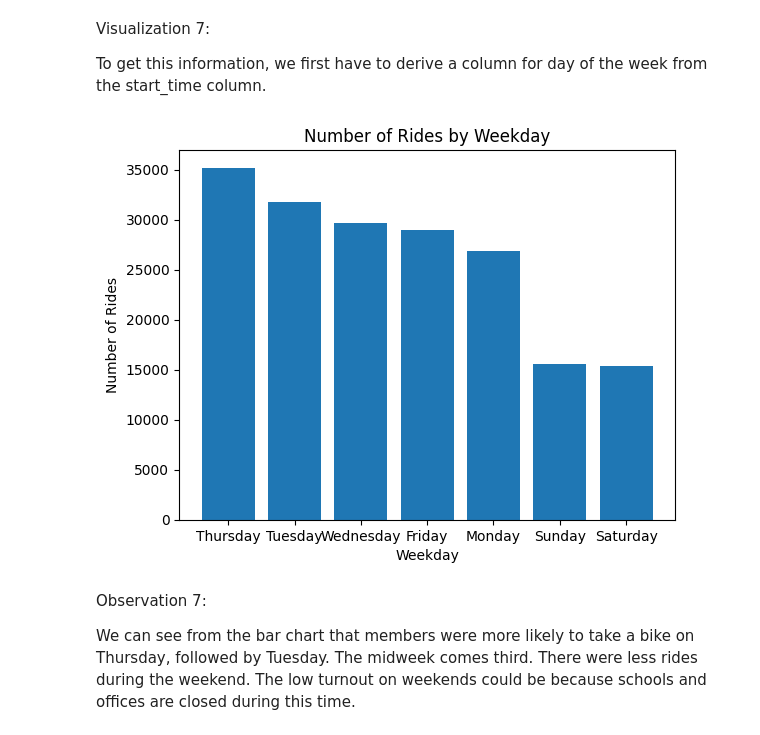
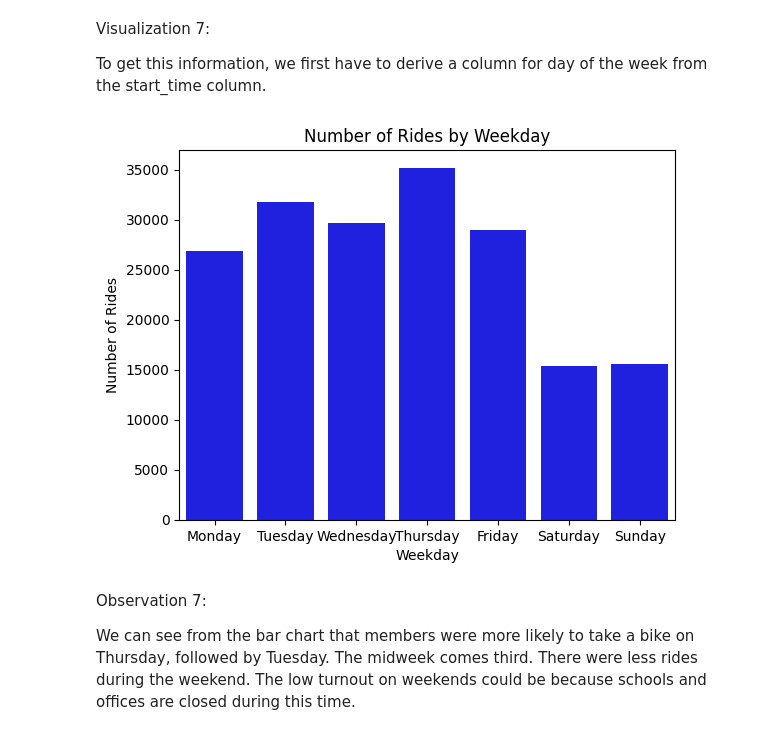
Before and after one commit to Emekadavid/fordgobike, a Jupyter notebook: fordgobike_part_1.ipynb, the cells around one changed output. Drawn from its saved outputs; the diff is of its cells as text; code cells hidden in the pictures.

```diff
--- a/fordgobike_part_1.ipynb
+++ b/fordgobike_part_1.ipynb
@@ -432,17 +432,27 @@ ford['weekday_start'] = ford['start_time'].dt.dayofweek
 weekdays_map = {0:"Monday", 1:"Tuesday", 2:"Wednesday", 3:"Thursday", 4:"Friday", 5:"Saturday", 6:"Sunday"}
 ford['weekday_start'] = ford['weekday_start'].map(weekdays_map)
 # %%
+
 # Get the counts of each weekday_start value
 weekday_counts = ford['weekday_start'].value_counts()
-
+# get the dataframe for weekday_counts
+weekday_counts = weekday_counts.to_frame()
+# reset the index
+weekday_counts.reset_index(inplace=True)
+# rename columns
+weekday_counts.rename(columns={"index": "weekday", "weekday_start": "counts"}, inplace=True)
+# create a Categorical object with the desired week order
+week_order = ["Monday", "Tuesday","Wednesday","Thursday","Friday","Saturday","Sunday"]
+cat_week = pd.CategoricalDtype(categories=week_order, ordered=True)
+weekday_counts['weekday'] = weekday_counts['weekday'].astype(cat_week)
 # Plot the bar chart
-plt.bar(weekday_counts.index, weekday_counts.values)
+sns.barplot(x="weekday", y="counts", data=weekday_counts, color='blue')
 plt.xlabel('Weekday')
 plt.ylabel('Number of Rides')
 plt.title('Number of Rides by Weekday')
 plt.show()
 # %% [output]
-[figure, old version]
+[figure, new version]
 # %% [markdown]
 Observation 7:
 
```
Also changed, not shown: parts of 10 cells of this notebook, 7 other files.
